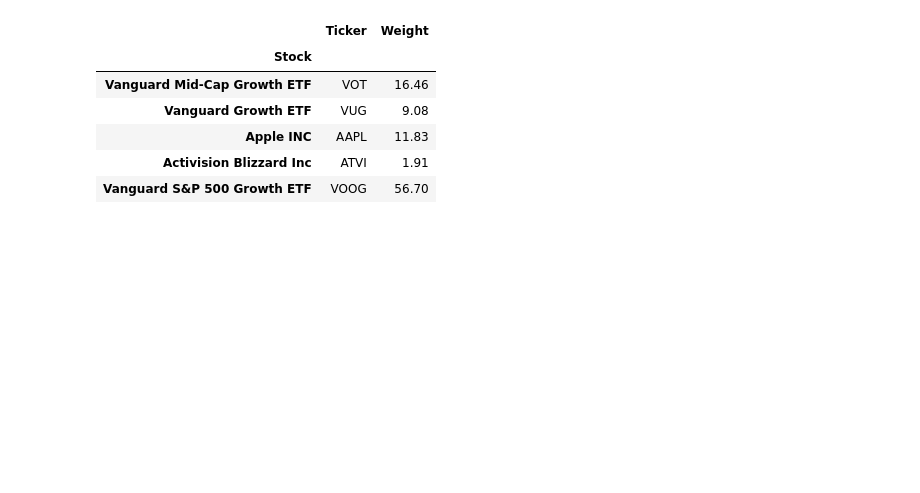
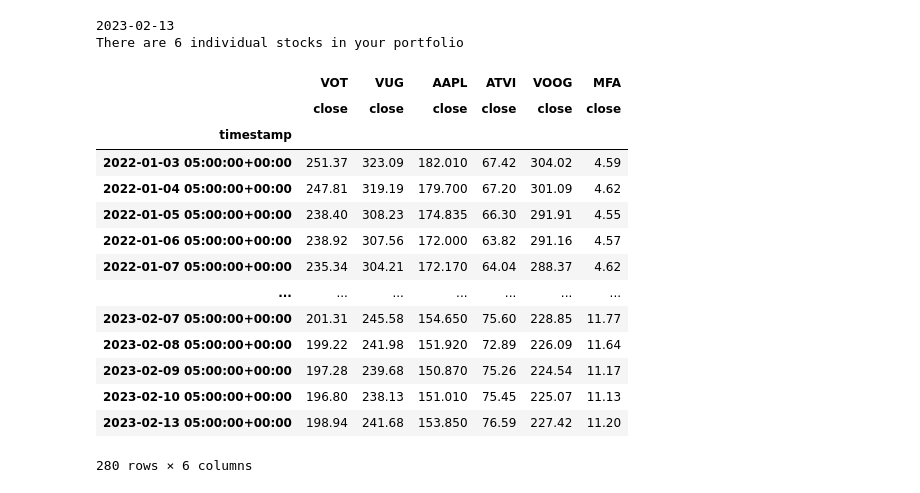
Before and after one commit to omarmoreta/Fintech_Project_1, a Jupyter notebook: Portfolios/Portfolio_Setup_Eli.ipynb, the cells around one changed output. Drawn from its saved outputs; the diff is of its cells as text; code cells hidden in the pictures; blank space fills up the shorter version.

```diff
--- a/Portfolios/Portfolio_Setup_Eli.ipynb
+++ b/Portfolios/Portfolio_Setup_Eli.ipynb
@@ -17,14 +26,66 @@ from pathlib import Path
 # %%
 # Setting-up the dataframe
-df = Path('../Resources/portfolio_eli.csv')
-portfolio = pd.read_csv(df, index_col='Stock')
+my_df = Path('../Resources/portfolio_eli.csv')
+portfolio = pd.read_csv(my_df, index_col='Stock')
 portfolio['Weight'] = portfolio['Weight'].str.replace('%','').astype('float')
 portfolio.head()
+
+# Adding the data into lists
+stock_tickers = portfolio['Ticker'].tolist()
+stock_weights = portfolio['Weight'].tolist()
-# %% [output]
-|  | Ticker | Weight |
-| Stock |  |  |
-| Vanguard Mid-Cap Growth ETF | VOT | 16.46 |
-| Vanguard Growth ETF | VUG | 9.08 |
-| Apple INC | AAPL | 11.83 |
-| Activision Blizzard Inc | ATVI | 1.91 |
-| Vanguard S&P 500 Growth ETF | VOOG | 56.70 |
+# %%
+# Setup for end_date, calling on last full day.
+today = date.today()
+
+# Getting the initial date ranges for review
+startdate = date(2022,1,1)
+end_date = today - timedelta(days = 1)
+print(end_date)
+print(f'There are {len(stock_tickers)} individual stocks in your portfolio')
+
+# Set timeframe to "1Day" for Alpaca API
+timeframe = "1Day"
+# %% [output]
+2023-02-13
+There are 6 individual stocks in your portfolio
+# %%
+# Get current closing prices for stocksymbols
+stocks_df = alpaca.get_bars(
+    stock_tickers,
+    timeframe,
+    start = startdate,
+    end = end_date
+).df
+
+stock_df_list = []
+columns = ["symbol", "open", "high", "low", "volume", "trade_count", "vwap"]
+
+tickers = stock_tickers
+
+def create_stock_df_list():
+    for ticker in tickers:
+        stock_df = stocks_df[stocks_df["symbol"]==ticker].drop(columns, axis=1)
+        stock_df_list.append(stock_df)
+    return stock_df_list
+
+# calling create stock df list function
+create_stock_df_list()
+
+stock_df = pd.concat(stock_df_list, axis=1, keys=stock_tickers)
+stock_df
+# %% [output]
+|  | VOT | VUG | AAPL | ATVI | VOOG | MFA |
+|  | close | close | close | close | close | close |
+| timestamp |  |  |  |  |  |  |
+| 2022-01-03 05:00:00+00:00 | 251.37 | 323.09 | 182.010 | 67.42 | 304.02 | 4.59 |
+| 2022-01-04 05:00:00+00:00 | 247.81 | 319.19 | 179.700 | 67.20 | 301.09 | 4.62 |
+| 2022-01-05 05:00:00+00:00 | 238.40 | 308.23 | 174.835 | 66.30 | 291.91 | 4.55 |
+| 2022-01-06 05:00:00+00:00 | 238.92 | 307.56 | 172.000 | 63.82 | 291.16 | 4.57 |
+| 2022-01-07 05:00:00+00:00 | 235.34 | 304.21 | 172.170 | 64.04 | 288.37 | 4.62 |
+| ... | ... | ... | ... | ... | ... | ... |
+| 2023-02-07 05:00:00+00:00 | 201.31 | 245.58 | 154.650 | 75.60 | 228.85 | 11.77 |
+| 2023-02-08 05:00:00+00:00 | 199.22 | 241.98 | 151.920 | 72.89 | 226.09 | 11.64 |
+| 2023-02-09 05:00:00+00:00 | 197.28 | 239.68 | 150.870 | 75.26 | 224.54 | 11.17 |
+| 2023-02-10 05:00:00+00:00 | 196.80 | 238.13 | 151.010 | 75.45 | 225.07 | 11.13 |
+| 2023-02-13 05:00:00+00:00 | 198.94 | 241.68 | 153.850 | 76.59 | 227.42 | 11.20 |
+280 rows × 6 columns
```
Also changed, not shown: parts of 19 cells of this notebook, 2 other files.
